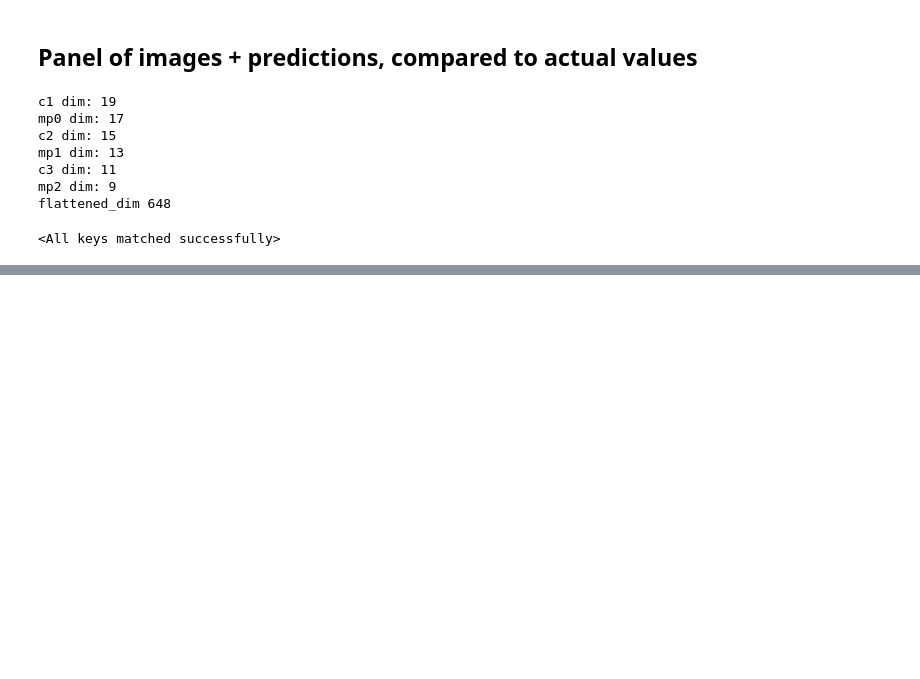
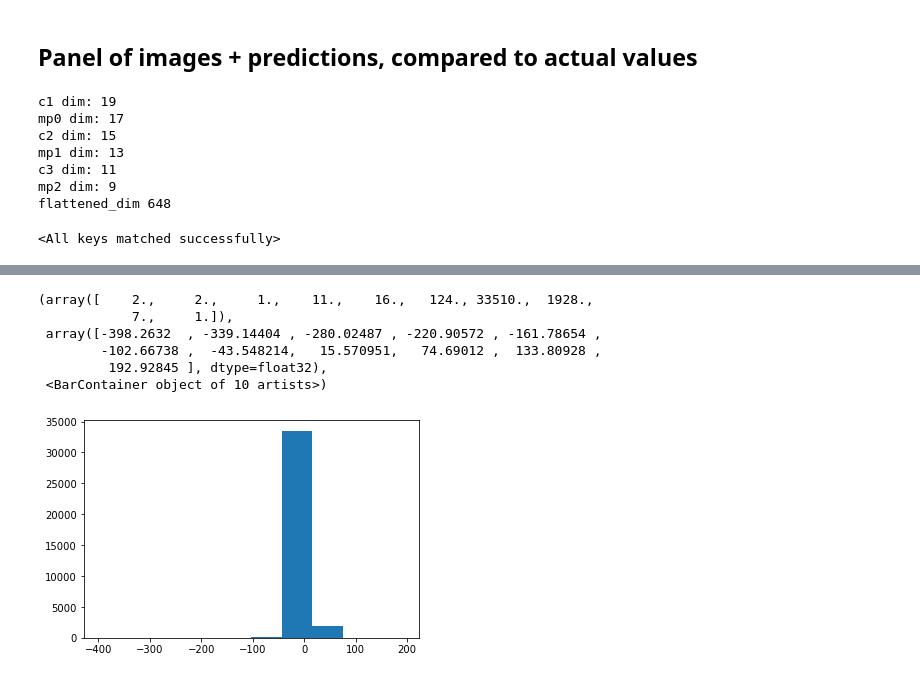
Before and after one commit to M-Harrington/SnowComp, a Jupyter notebook: chapter3/SummaryGraphs.ipynb, the cells around one changed output, grey strips where cells are left out. Drawn from its saved outputs; the diff is of its cells as text; code cells hidden in the pictures; blank space fills up the shorter version.

```diff
--- a/chapter3/SummaryGraphs.ipynb
+++ b/chapter3/SummaryGraphs.ipynb
@@ -295,0 +300,5 @@ The mean value of the training set?
+# %%
+missing_train = x_train[np.all(x_train*255 > 100.1, axis = (1,2,3))]
+
+np.set_printoptions(suppress=True)
+print(np.dstack(np.unique(missing_train*255,return_counts=True)))
@@ -295,0 +313,12 @@ The mean value of the training set?
+# %%
+#Any missing pixel
+missing_pred = modis_net(torch.Tensor(missing_train)).detach().numpy()
+plt.hist(missing_pred)
+# %% [output]
+(array([    2.,     2.,     1.,    11.,    16.,   124., 33510.,  1928.,
+            7.,     1.]),
+ array([-398.2632  , -339.14404 , -280.02487 , -220.90572 , -161.78654 ,
+        -102.66738 ,  -43.548214,   15.570951,   74.69012 ,  133.80928 ,
+         192.92845 ], dtype=float32),
+ <BarContainer object of 10 artists>)
+[figure, added]
```
Also changed, not shown: parts of 26 cells of this notebook, 1 other file.
